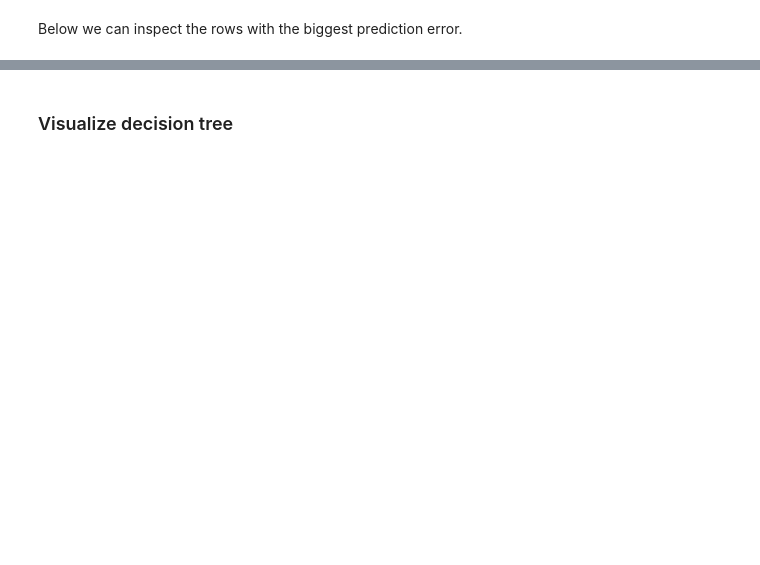
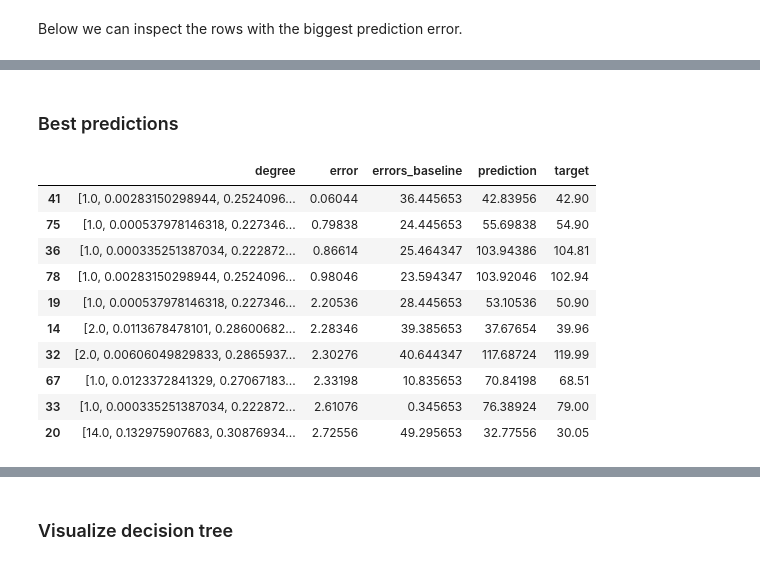
Before and after one commit to rpagliuca/amazon-copurchased-data-science, a Jupyter notebook: Random Forest.ipynb, the cells around one changed output, grey strips where cells are left out. Cells and saved outputs as stored; diff of their text form; code cells hidden in the pictures; blank space fills up the shorter version.

```diff
--- a/Random Forest.ipynb
+++ b/Random Forest.ipynb
@@ -212,3 +268,19 @@ predicted_df.sort_values('error', ascending = False).head(10)
+# %% [markdown]
+### Best predictions
+# %%
+predicted_df.sort_values('error', ascending = True).head(10)
+# %% [output]
+|  | degree | error | errors_baseline | prediction | target |
+| 41 | [1.0, 0.00283150298944, 0.2524096... | 0.06044 | 36.445653 | 42.83956 | 42.90 |
+| 75 | [1.0, 0.000537978146318, 0.227346... | 0.79838 | 24.445653 | 55.69838 | 54.90 |
+| 36 | [1.0, 0.000335251387034, 0.222872... | 0.86614 | 25.464347 | 103.94386 | 104.81 |
+| 78 | [1.0, 0.00283150298944, 0.2524096... | 0.98046 | 23.594347 | 103.92046 | 102.94 |
+| 19 | [1.0, 0.000537978146318, 0.227346... | 2.20536 | 28.445653 | 53.10536 | 50.90 |
+| 14 | [2.0, 0.0113678478101, 0.28600682... | 2.28346 | 39.385653 | 37.67654 | 39.96 |
+| 32 | [2.0, 0.00606049829833, 0.2865937... | 2.30276 | 40.644347 | 117.68724 | 119.99 |
+| 67 | [1.0, 0.0123372841329, 0.27067183... | 2.33198 | 10.835653 | 70.84198 | 68.51 |
+| 33 | [1.0, 0.000335251387034, 0.222872... | 2.61076 | 0.345653 | 76.38924 | 79.00 |
+| 20 | [14.0, 0.132975907683, 0.30876934... | 2.72556 | 49.295653 | 32.77556 | 30.05 |
 # %%
 predicted_df.describe()
 # %% [output]
```
Also changed, not shown: parts of 20 cells of this notebook.
